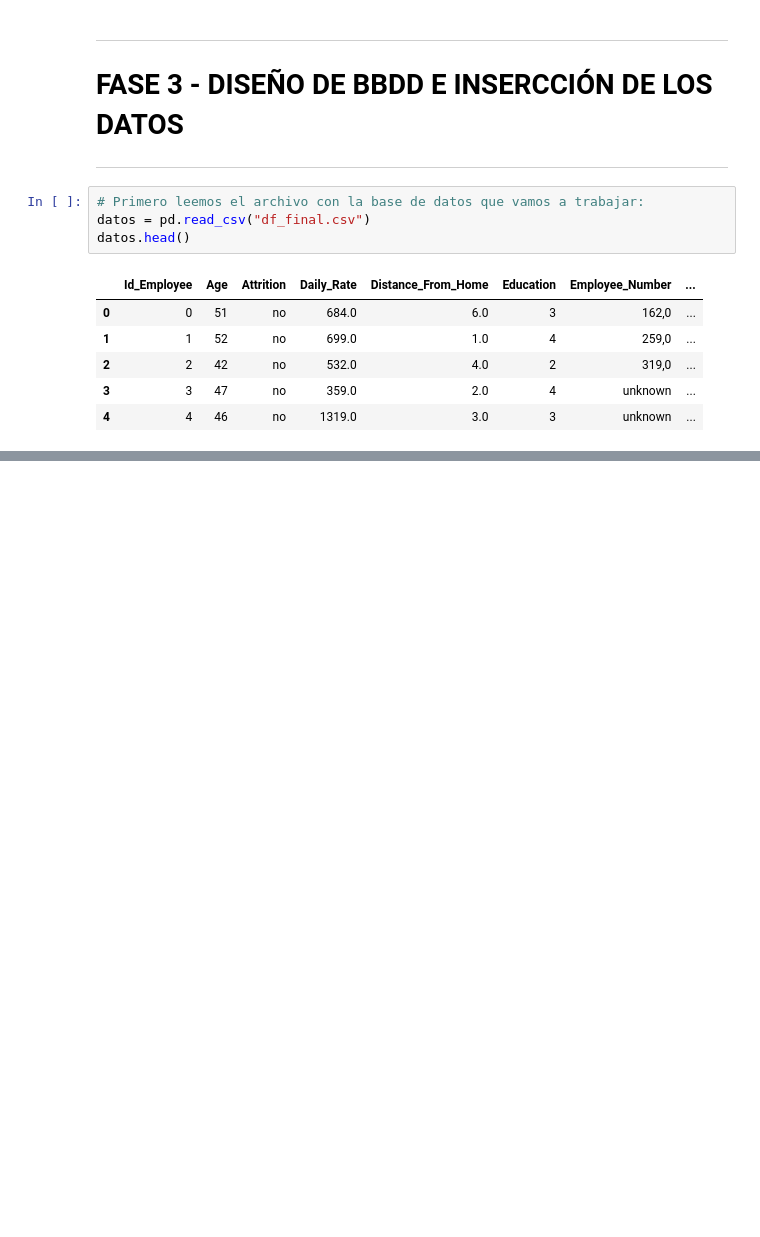
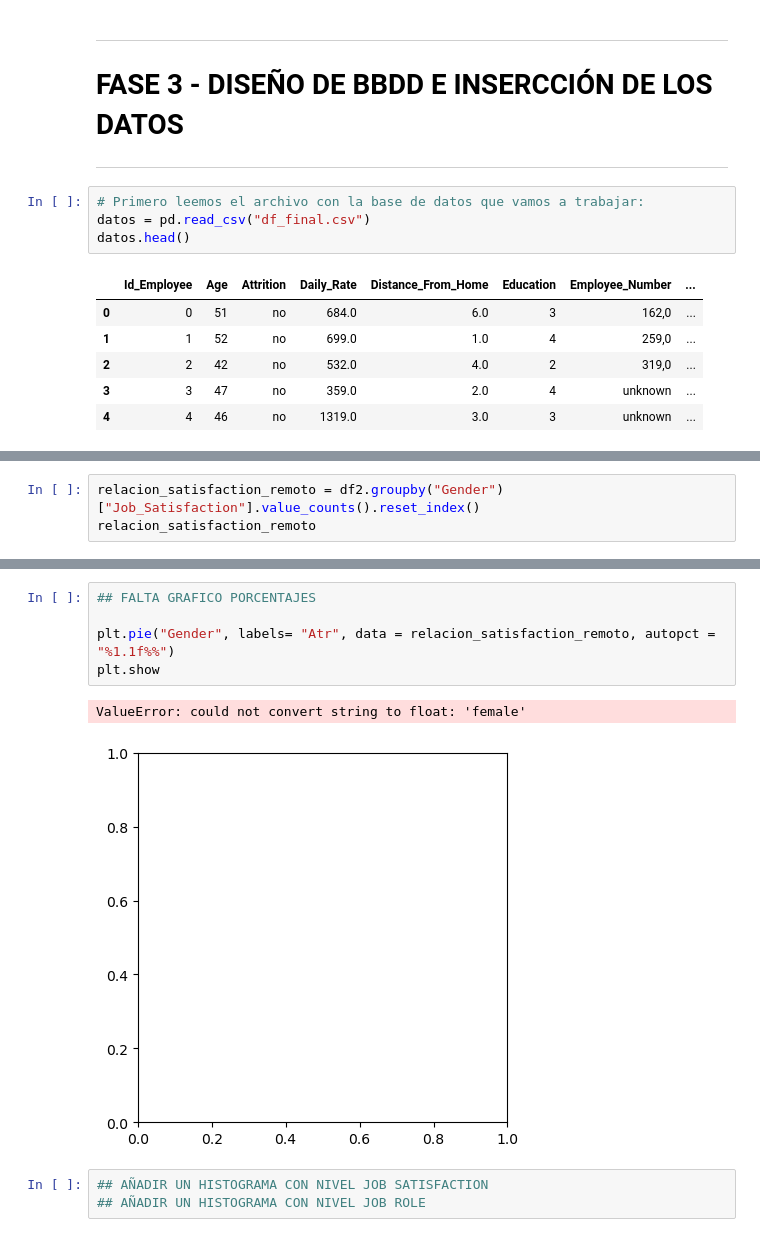
Before and after one commit to Adalab/proyecto-da-promo-c-modulo-3-team-1, a Jupyter notebook: proyecto3_equipo1.ipynb, the cells around one changed output, grey strips where cells are left out. Cells and saved outputs as stored; diff of their text form; blank space fills up the shorter version.

```diff
--- a/proyecto3_equipo1.ipynb
+++ b/proyecto3_equipo1.ipynb
@@ -1243,0 +1526,3 @@ print('Datos insertados exitosamente en sus correspondientes tablas')
+# %%
+relacion_satisfaction_remoto = df2.groupby("Gender")["Job_Satisfaction"].value_counts().reset_index()
+relacion_satisfaction_remoto
@@ -1243,0 +1539,11 @@ print('Datos insertados exitosamente en sus correspondientes tablas')
+# %%
+## FALTA GRAFICO PORCENTAJES
+
+plt.pie("Gender", labels= "Atr", data = relacion_satisfaction_remoto, autopct = "%1.1f%%")
+plt.show
+# %% [output]
+ValueError: could not convert string to float: 'female'
+[figure, added]
+# %%
+## AÑADIR UN HISTOGRAMA CON NIVEL JOB SATISFACTION
+## AÑADIR UN HISTOGRAMA CON NIVEL JOB ROLE
```
Also changed, not shown: parts of 34 cells of this notebook.
